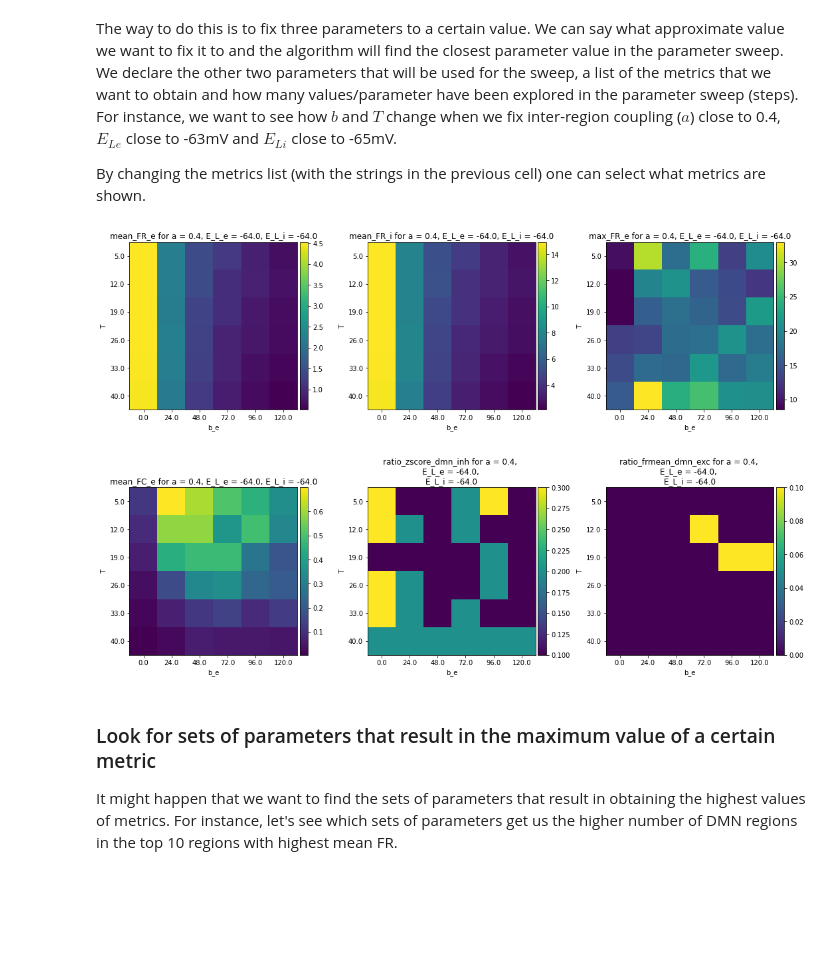
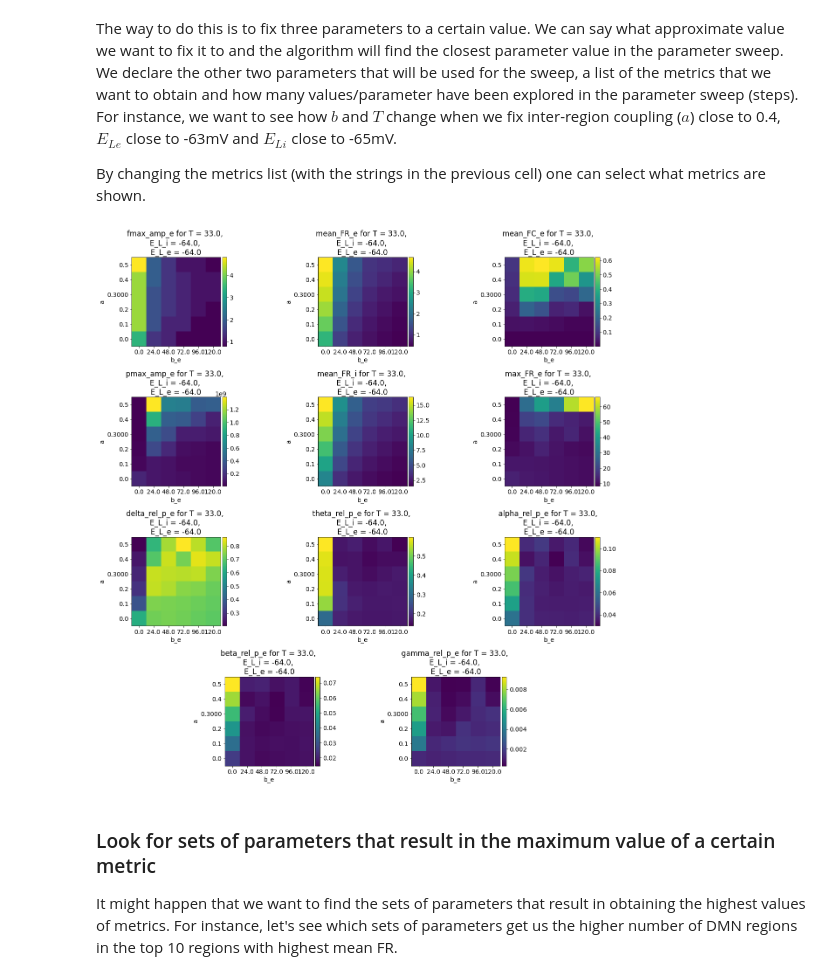
Before and after one commit to davidaquilue/TVBAdEx_ParSweep, a Jupyter notebook: Analyze_Results_JUSUF.ipynb, the cells around one changed output. Drawn from its saved outputs; the diff is of its cells as text; code cells hidden in the pictures; blank space fills up the shorter version.

```diff
--- a/Analyze_Results_JUSUF.ipynb
+++ b/Analyze_Results_JUSUF.ipynb
@@ -51,14 +53,17 @@ For instance, we want to see how $b$ and $T$ change when we fix inter-region cou
 
 By changing the metrics list (with the strings in the previous cell) one can select what metrics are shown.
 # %%
+plt.rcParams.update({'font.size': 14})
 batches_folder = './results_batches/'
-fixed_params = {'a': 0.4, 'E_L_e': -63, 'E_L_i': -65}
-params_sweep = ('b_e', 'T')
+fixed_params = {'T': 33, 'E_L_i': -64, 'E_L_e': -64}
+params_sweep = ('b_e', 'a')
 
 steps = 6
-metrics = ['mean_FR_e', 'mean_FR_i', 'max_FR_e', 'mean_FC_e',
-           'ratio_zscore_dmn_inh', 'ratio_frmean_dmn_exc']
+metrics = ['fmax_amp_e', 'mean_FR_e', 'mean_FC_e',
+           'pmax_amp_e', 'mean_FR_i', 'max_FR_e',
+           'delta_rel_p_e', 'theta_rel_p_e', 'alpha_rel_p_e',
+           'beta_rel_p_e', 'gamma_rel_p_e']
 fig = plot_multiple_metrics(metrics, batches_folder, params_sweep, fixed_params, steps)
 plt.show()
 # %% [output]
-[figure, old version]
+[figure, new version]
```
Also changed, not shown: parts of 8 cells of this notebook, 12 other files.
